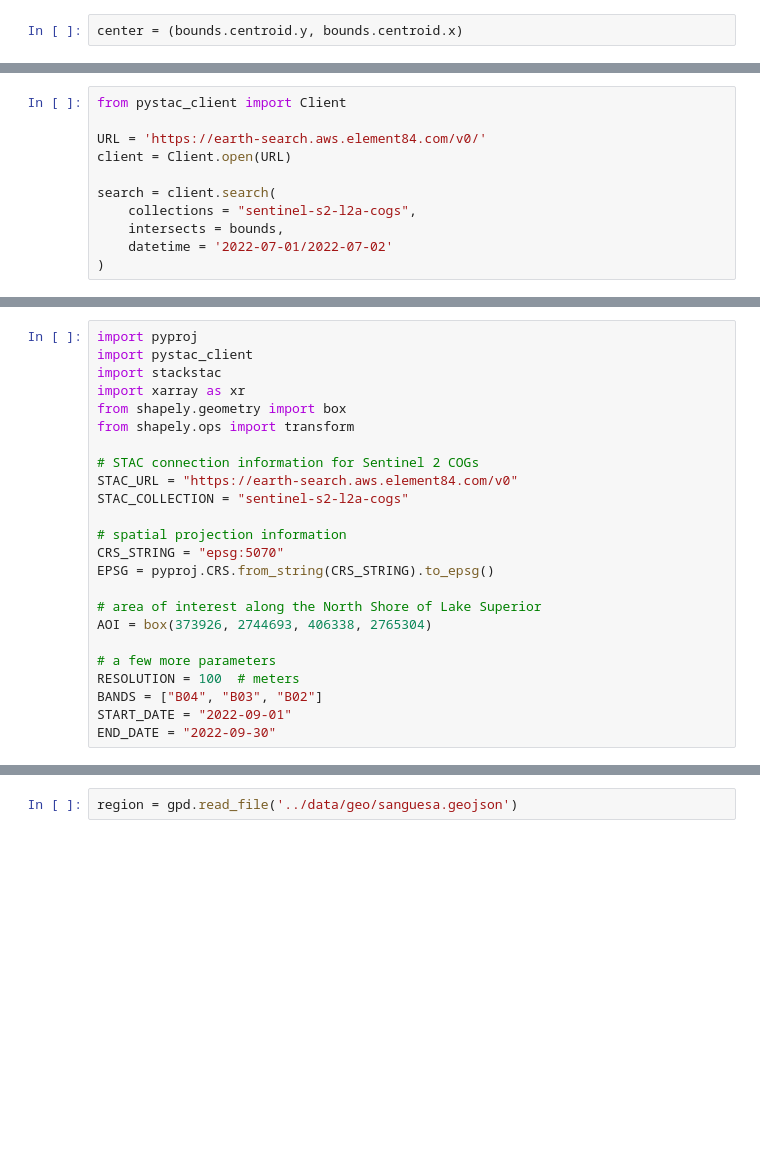
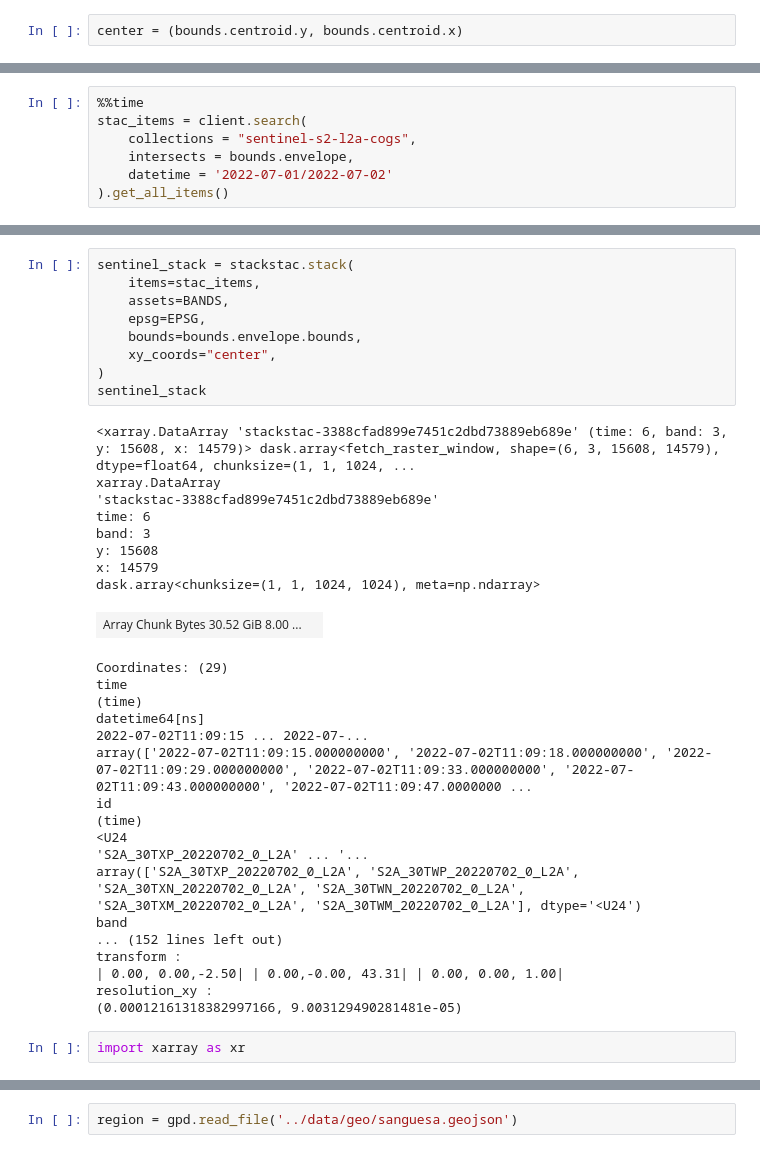
Before and after one commit to alabarga/geospatial-python-cr23, a Jupyter notebook: course/sesion-5-ai-machine-learning/notebooks/6_land_cover.ipynb, the cells around one changed output, grey strips where cells are left out. Saved outputs shown, nothing was run; the diff lists cells and outputs as text; blank space fills up the shorter version.

```diff
--- a/course/sesion-5-ai-machine-learning/notebooks/6_land_cover.ipynb
+++ b/course/sesion-5-ai-machine-learning/notebooks/6_land_cover.ipynb
@@ -105,11 +123,7 @@ m
 # %%
-from pystac_client import Client
-
-URL = 'https://earth-search.aws.element84.com/v0/'
-client = Client.open(URL)
-
-search = client.search(
+%%time
+stac_items = client.search(
     collections = "sentinel-s2-l2a-cogs",
-    intersects = bounds,
+    intersects = bounds.envelope,
     datetime = '2022-07-01/2022-07-02'
-)
+).get_all_items()
@@ -146,27 +171,3 @@ transform :
 | 0.00, 0.00,-3.00| | 0.00,-0.00, 44.25| | 0.00, 0.00, 1.00|
 resolution_xy :
 (0.00012161318382997166, 9.003129490281481e-05)
-# %%
-import pyproj
-import pystac_client
-import stackstac
-import xarray as xr
-from shapely.geometry import box
-from shapely.ops import transform
-
-# STAC connection information for Sentinel 2 COGs
-STAC_URL = "https://earth-search.aws.element84.com/v0"
-STAC_COLLECTION = "sentinel-s2-l2a-cogs"
-
-# spatial projection information
-CRS_STRING = "epsg:5070"
-EPSG = pyproj.CRS.from_string(CRS_STRING).to_epsg()
-
-# area of interest along the North Shore of Lake Superior
-AOI = box(373926, 2744693, 406338, 2765304)
-
-# a few more parameters
-RESOLUTION = 100  # meters
-BANDS = ["B04", "B03", "B02"]
-START_DATE = "2022-09-01"
-END_DATE = "2022-09-30"
@@ -181,0 +181,38 @@ bbox_4326 = transform(transformer_4326.transform, AOI).bounds
+# %%
+sentinel_stack = stackstac.stack(
+    items=stac_items,
+    assets=BANDS,
+    epsg=EPSG,
+    bounds=bounds.envelope.bounds,
+    xy_coords="center",
+)
+sentinel_stack
+# %% [output]
+<xarray.DataArray 'stackstac-3388cfad899e7451c2dbd73889eb689e' (time: 6, band: 3, y: 15608, x: 14579)> dask.array<fetch_raster_window, shape=(6, 3, 15608, 14579), dtype=float64, chunksize=(1, 1, 1024, ...
+xarray.DataArray
+'stackstac-3388cfad899e7451c2dbd73889eb689e'
+time: 6
+band: 3
+y: 15608
+x: 14579
+dask.array<chunksize=(1, 1, 1024, 1024), meta=np.ndarray>
+| Array Chunk Bytes 30.52 GiB 8.00 ... |  |
+Coordinates: (29)
+time
+(time)
+datetime64[ns]
+2022-07-02T11:09:15 ... 2022-07-...
+array(['2022-07-02T11:09:15.000000000', '2022-07-02T11:09:18.000000000', '2022-07-02T11:09:29.000000000', '2022-07-02T11:09:33.000000000', '2022-07-02T11:09:43.000000000', '2022-07-02T11:09:47.0000000 ...
+id
+(time)
+<U24
+'S2A_30TXP_20220702_0_L2A' ... '...
+array(['S2A_30TXP_20220702_0_L2A', 'S2A_30TWP_20220702_0_L2A', 'S2A_30TXN_20220702_0_L2A', 'S2A_30TWN_20220702_0_L2A', 'S2A_30TXM_20220702_0_L2A', 'S2A_30TWM_20220702_0_L2A'], dtype='<U24')
+band
+... (152 lines left out)
+transform :
+| 0.00, 0.00,-2.50| | 0.00,-0.00, 43.31| | 0.00, 0.00, 1.00|
+resolution_xy :
+(0.00012161318382997166, 9.003129490281481e-05)
+# %%
+import xarray as xr
```
Also changed, not shown: parts of 36 cells of this notebook, 36 other files.
